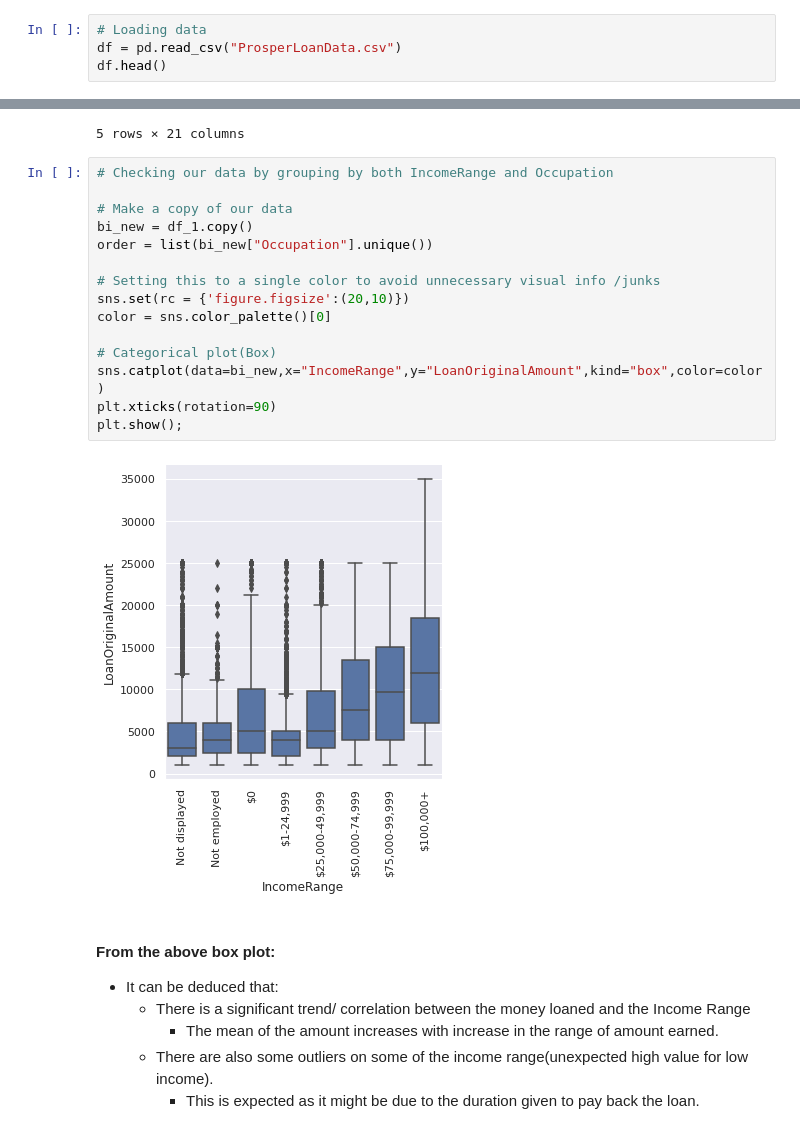
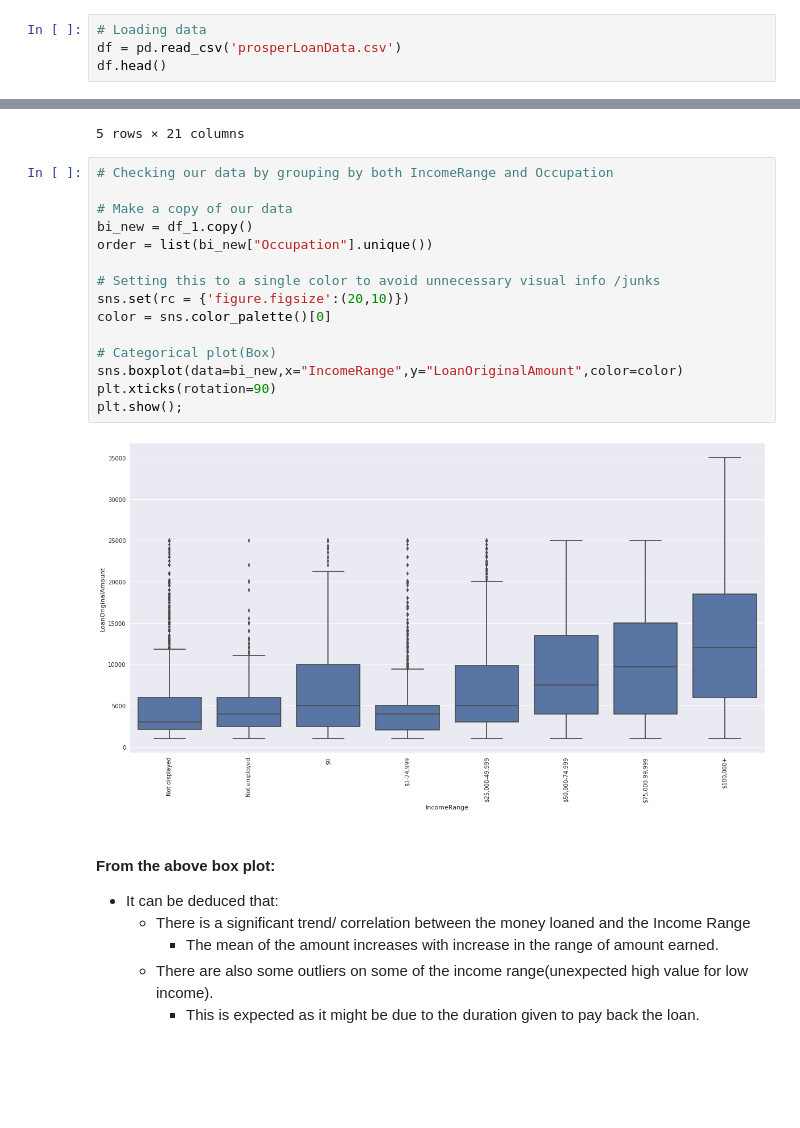
Before and after one commit to Taoheed-O/DATA-ANALYSIS, a Jupyter notebook: DATA-ANALYSIS/PROSPER_LOAN_ANALYSIS_AND_VISUALIZATION/prosper.ipynb, the cells around one changed output, grey strips where cells are left out. Drawn from its saved outputs; the diff is of its cells as text; blank space fills up the shorter version.

```diff
--- a/DATA-ANALYSIS/PROSPER_LOAN_ANALYSIS_AND_VISUALIZATION/prosper.ipynb
+++ b/DATA-ANALYSIS/PROSPER_LOAN_ANALYSIS_AND_VISUALIZATION/prosper.ipynb
@@ -16,7 +16,7 @@ import seaborn as sns
 %matplotlib inline
 # %%
 # Loading data
-df = pd.read_csv("ProsperLoanData.csv")
+df = pd.read_csv('prosperLoanData.csv')
 df.head()
 # %% [output]
 |  | ListingKey | ListingNumber | ListingCreationDate | CreditGrade | Term | LoanStatus | ClosedDate | ... |
@@ -494,20 +494,20 @@ df_1.head()
 # %%
 # Checking our data by grouping by both IncomeRange and Occupation
 
 # Make a copy of our data
 bi_new = df_1.copy()
 order = list(bi_new["Occupation"].unique())
 
 # Setting this to a single color to avoid unnecessary visual info /junks
 sns.set(rc = {'figure.figsize':(20,10)})
 color = sns.color_palette()[0]
 
 # Categorical plot(Box)
-sns.catplot(data=bi_new,x="IncomeRange",y="LoanOriginalAmount",kind="box",color=color)
+sns.boxplot(data=bi_new,x="IncomeRange",y="LoanOriginalAmount",color=color)
 plt.xticks(rotation=90)
 plt.show();
 # %% [output]
-[figure, old version]
+[figure, new version]
 # %% [markdown]
 #### From the above box plot:
 - It can be deduced that:
```
Also changed, not shown: parts of 17 cells of this notebook.
